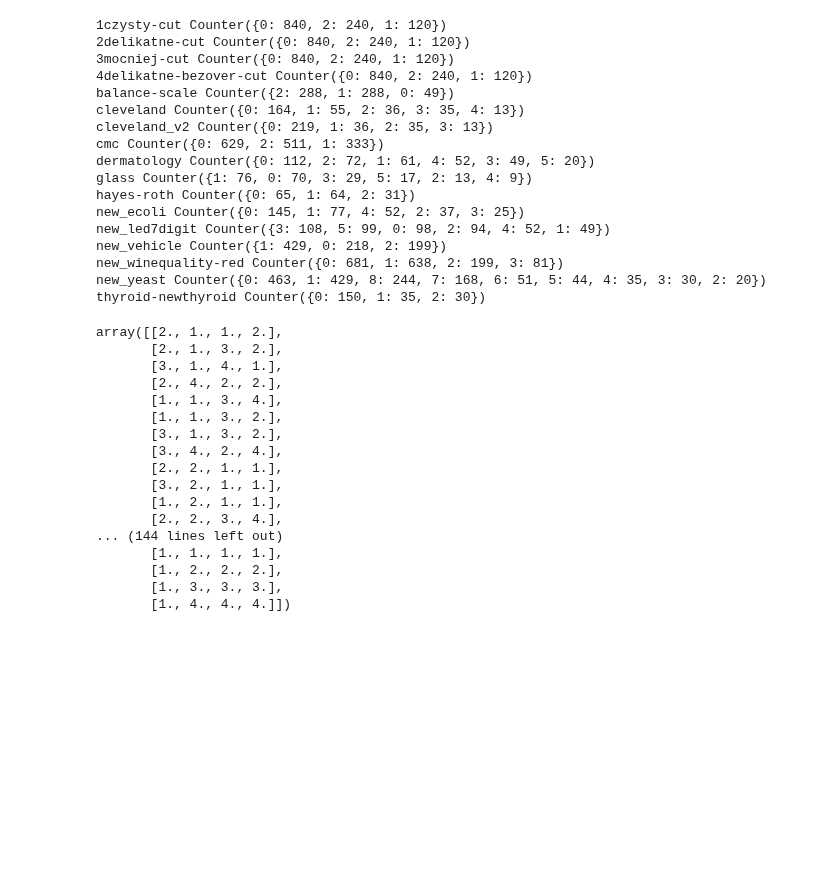
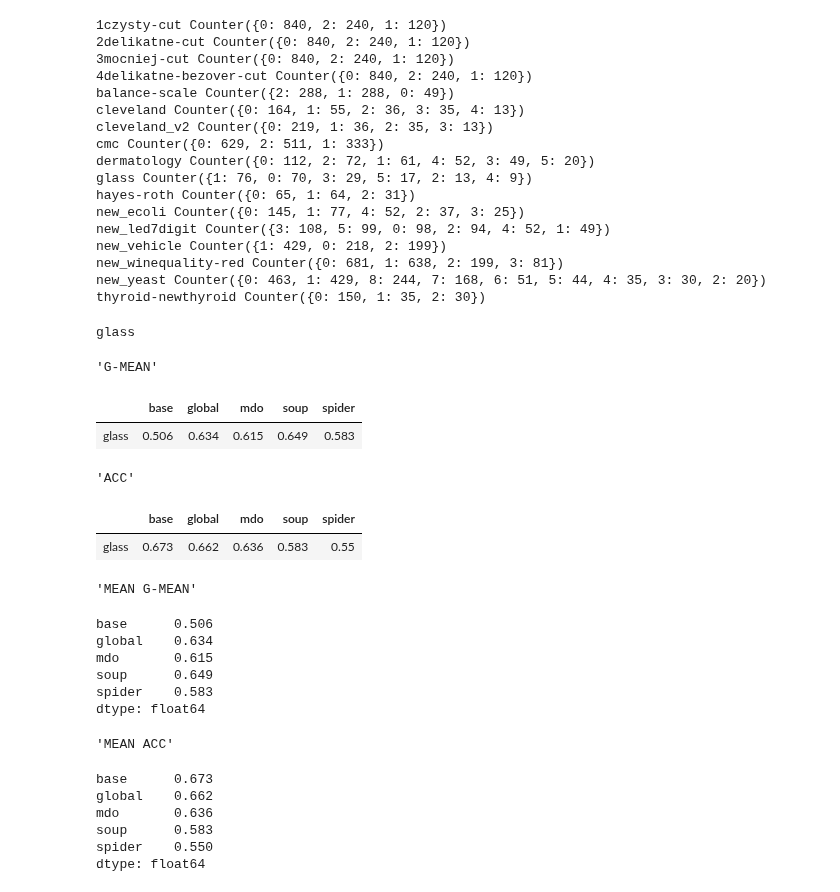
Before and after one commit to damianhorna/multi-imbalance, a Jupyter notebook: benchmarks/resample/resample.ipynb, the cells around one changed output. Drawn from its saved outputs; the diff is of its cells as text; code cells hidden in the pictures; blank space fills up the shorter version.

```diff
--- a/benchmarks/resample/resample.ipynb
+++ b/benchmarks/resample/resample.ipynb
@@ -39,24 +63,4 @@ maj_int_min = {
     "new_yeast": {'maj': [0, 1],'int': [8, 7],'min': [6,5,4,3,2]},
     "thyroid-newthyroid": {'maj': [0],'int': [],'min': [1,2]}
 }
-# %%
-datasets['hayes-roth'].data
-# %% [output]
-array([[2., 1., 1., 2.],
-       [2., 1., 3., 2.],
-       [3., 1., 4., 1.],
-       [2., 4., 2., 2.],
-       [1., 1., 3., 4.],
-       [1., 1., 3., 2.],
-       [3., 1., 3., 2.],
-       [3., 4., 2., 4.],
-       [2., 2., 1., 1.],
-       [3., 2., 1., 1.],
-       [1., 2., 1., 1.],
-       [2., 2., 3., 4.],
-... (144 lines left out)
-       [1., 1., 1., 1.],
-       [1., 2., 2., 2.],
-       [1., 3., 3., 3.],
-       [1., 4., 4., 4.]])
 # %%
@@ -75 +101,25 @@ def calc_cost_matrix(dataset_name):
+# %%
+test()
+# %% [output]
+glass
+'G-MEAN'
+|  | base | global | mdo | soup | spider |
+| glass | 0.506 | 0.634 | 0.615 | 0.649 | 0.583 |
+'ACC'
+|  | base | global | mdo | soup | spider |
+| glass | 0.673 | 0.662 | 0.636 | 0.583 | 0.55 |
+'MEAN G-MEAN'
+base      0.506
+global    0.634
+mdo       0.615
+soup      0.649
+spider    0.583
+dtype: float64
+'MEAN ACC'
+base      0.673
+global    0.662
+mdo       0.636
+soup      0.583
+spider    0.550
+dtype: float64
 # %%
```
Also changed, not shown: parts of 5 cells of this notebook.
